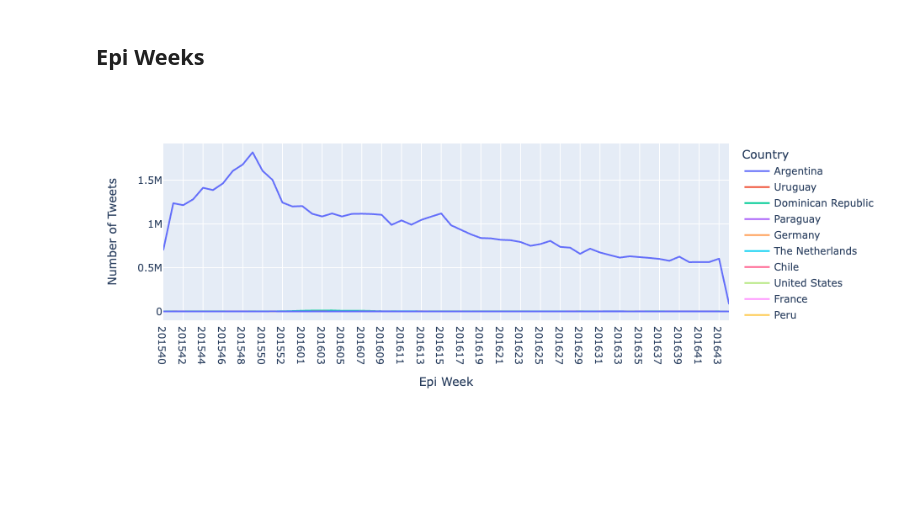
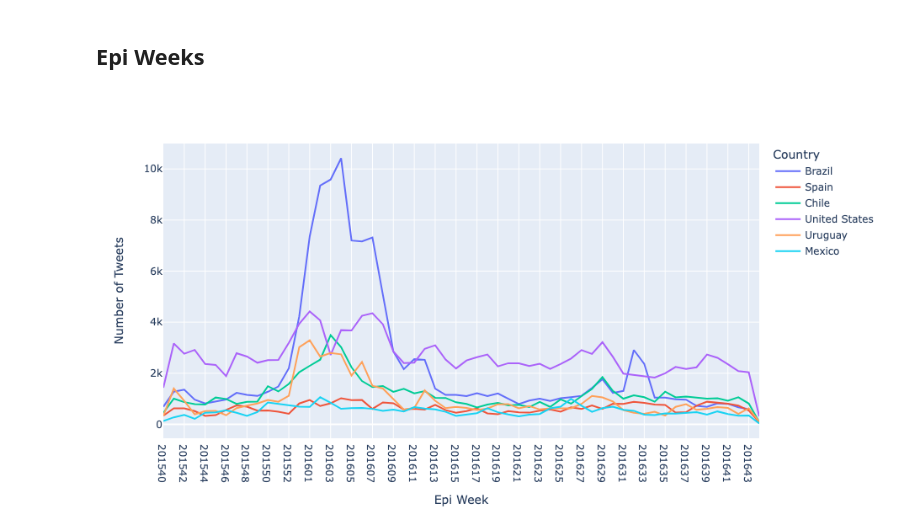
Before and after one commit to elizaveta-abel/MT5599-AWS, a Jupyter notebook: time_series/results/geotagged.ipynb, the cells around one changed output. Saved outputs shown, nothing was run; the diff lists cells and outputs as text; code cells hidden in the pictures; blank space fills up the shorter version.

```diff
--- a/time_series/results/geotagged.ipynb
+++ b/time_series/results/geotagged.ipynb
@@ -519,41 +679,44 @@ ef{tab:geotagged-locations-users} shows the breakdown of top 20 most common geot
 # %% [markdown]
 ## Epi Weeks
 # %%
-# Countries over Epi Weeks - tweets
+# Countries over Epi Weeks - tweets - no Argentina
 
 from itertools import product
 import matplotlib.pyplot as plt
 
 top_20 = common_countries.reset_index().rename({"country":"counts",
-                                                "index":"country"},axis=1).loc[0:20,"country"].tolist()
+                                                "index":"country"},axis=1).loc[0:6,"country"].tolist()
 #df.place_country.value_counts().rename_axis('unique_values').reset_index(name='counts')
 #top_20 = top_20.loc[,0:20]
 #top_20 = top_20.loc[0:20, "unique_values"].tolist()
 #top_20
 
 import plotly.express as px
 
-loc_p = df[df.place_country.isin(top_20)]
+loc_p = df[(df.place_country.isin(top_20)) & (df.place_country != "Argentina")]
 loc_p = loc_p.groupby(['place_country', "epi_week"])["id"].count().reset_index(name='counts')
 loc_p = loc_p.sort_values(["epi_week"], ascending=True).reset_index(drop=True)
 
 loc_temp = pd.DataFrame(list(product(loc_p.place_country.unique(), loc_p.epi_week.unique())), columns=['place_country', 'epi_week'])
 loc_temp["counts"] = 0
 
 loc_p = pd.concat([loc_p, loc_temp]).drop_duplicates(["place_country", "epi_week"])#, ignore_index=True)
 loc_p = loc_p.sort_values(["epi_week"], ascending=True)
 
 #only_loc_p = df_loc[df_loc.place_country.isin(top_20)]
 #only_loc_p = only_loc_p.groupby(['place_country', "epi_week"])["id"].count().reset_index(name='counts')
 # plot pie chart
 
 fig = px.line(loc_p, x="epi_week", y="counts", color="place_country",
                  labels={
                      "epi_week": "Epi Week",
                      "counts": "Number of Tweets",
-                     "place_country": "Country"})
+                     "place_country": "Country"},
+             width=800,
+             height=500)
 
-fig.write_image("geotagged_users_country_epi_week.png")
+fig.write_image("geotagged_tweets_country_epi_week.png")
+fig.write_html("html/geotagged_tweets_country_epi_week.html")
 fig.show()
 # %% [output]
-[figure, old version]
+[figure, new version]
```
Also changed, not shown: parts of 9 cells of this notebook, 23 other files.
